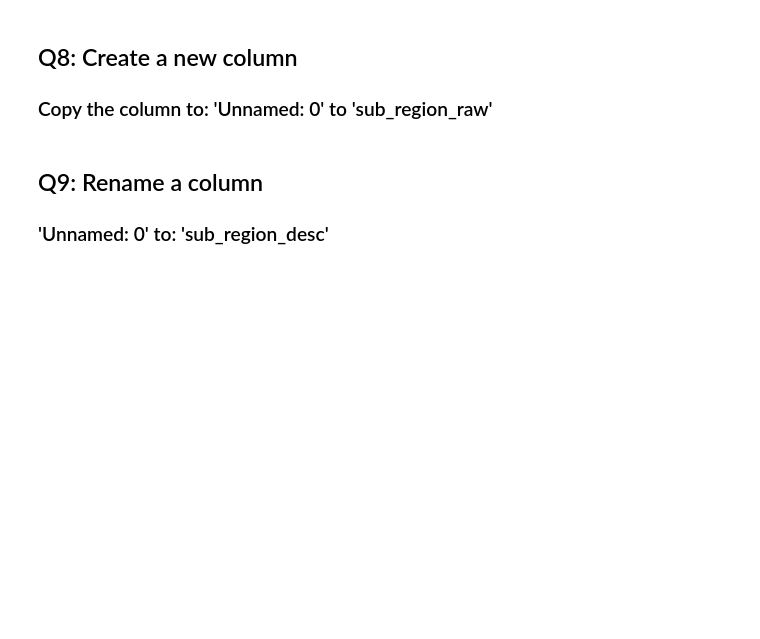
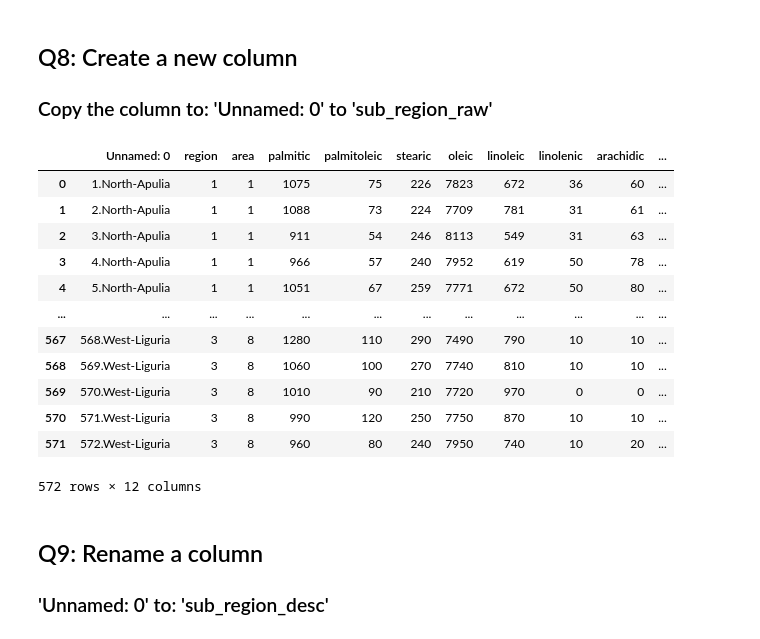
Before and after one commit to Dangaia/dsp, a Jupyter notebook: python/pandas/3_pandas_olive_answers_dangaia.ipynb, the cells around one changed output. Cells and saved outputs as stored; diff of their text form; code cells hidden in the pictures; blank space fills up the shorter version.

```diff
--- a/python/pandas/3_pandas_olive_answers_dangaia.ipynb
+++ b/python/pandas/3_pandas_olive_answers_dangaia.ipynb
@@ -76,6 +103,23 @@ df = pd.read_csv('olive.csv')
 # %% [markdown]
 ## Q8:  Create a new column
 ### Copy the column to:  'Unnamed: 0' to 'sub_region_raw'
+# %%
+df['sub_region_raw'] = df["Unnamed: 0"]
+df
+# %% [output]
+|  | Unnamed: 0 | region | area | palmitic | palmitoleic | stearic | oleic | linoleic | linolenic | arachidic | ... |
+| 0 | 1.North-Apulia | 1 | 1 | 1075 | 75 | 226 | 7823 | 672 | 36 | 60 | ... |
+| 1 | 2.North-Apulia | 1 | 1 | 1088 | 73 | 224 | 7709 | 781 | 31 | 61 | ... |
+| 2 | 3.North-Apulia | 1 | 1 | 911 | 54 | 246 | 8113 | 549 | 31 | 63 | ... |
+| 3 | 4.North-Apulia | 1 | 1 | 966 | 57 | 240 | 7952 | 619 | 50 | 78 | ... |
+| 4 | 5.North-Apulia | 1 | 1 | 1051 | 67 | 259 | 7771 | 672 | 50 | 80 | ... |
+| ... | ... | ... | ... | ... | ... | ... | ... | ... | ... | ... | ... |
+| 567 | 568.West-Liguria | 3 | 8 | 1280 | 110 | 290 | 7490 | 790 | 10 | 10 | ... |
+| 568 | 569.West-Liguria | 3 | 8 | 1060 | 100 | 270 | 7740 | 810 | 10 | 10 | ... |
+| 569 | 570.West-Liguria | 3 | 8 | 1010 | 90 | 210 | 7720 | 970 | 0 | 0 | ... |
+| 570 | 571.West-Liguria | 3 | 8 | 990 | 120 | 250 | 7750 | 870 | 10 | 10 | ... |
+| 571 | 572.West-Liguria | 3 | 8 | 960 | 80 | 240 | 7950 | 740 | 10 | 20 | ... |
+572 rows × 12 columns
 # %% [markdown]
 ## Q9:  Rename a column
 ### 'Unnamed: 0' to:  'sub_region_desc'
```
Also changed, not shown: parts of 19 cells of this notebook.
